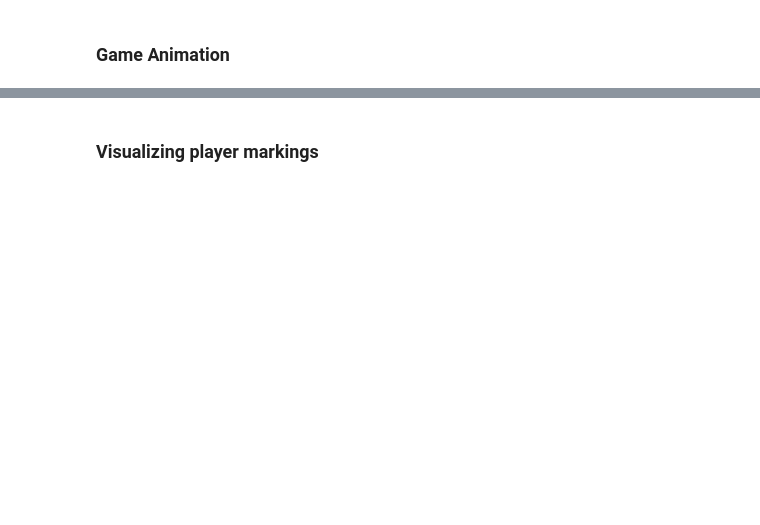
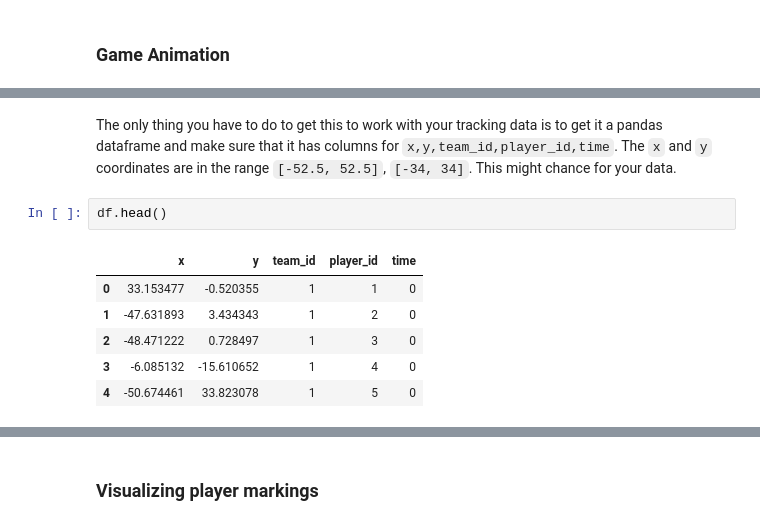
Before and after one commit to seidlr/Game-Animation, a Jupyter notebook: Soccer_example.ipynb, the cells around one changed output, grey strips where cells are left out. Cells and saved outputs as stored; diff of their text form; blank space fills up the shorter version.

```diff
--- a/Soccer_example.ipynb
+++ b/Soccer_example.ipynb
@@ -11 +29,13 @@ df[df['player_id'] != 1]
+# %% [markdown]
+The only thing you have to do to get this to work with your tracking data is to get it a pandas dataframe and make sure that it has columns for `x,y,team_id,player_id,time`.
+The `x` and `y` coordinates are in the range `[-52.5, 52.5]`, `[-34, 34]`. This might chance for your data.
+# %%
+df.head()
+# %% [output]
+|  | x | y | team_id | player_id | time |
+| 0 | 33.153477 | -0.520355 | 1 | 1 | 0 |
+| 1 | -47.631893 | 3.434343 | 1 | 2 | 0 |
+| 2 | -48.471222 | 0.728497 | 1 | 3 | 0 |
+| 3 | -6.085132 | -15.610652 | 1 | 4 | 0 |
+| 4 | -50.674461 | 33.823078 | 1 | 5 | 0 |
 # %%
```
Also changed, not shown: parts of 8 cells of this notebook, 3 other files.
